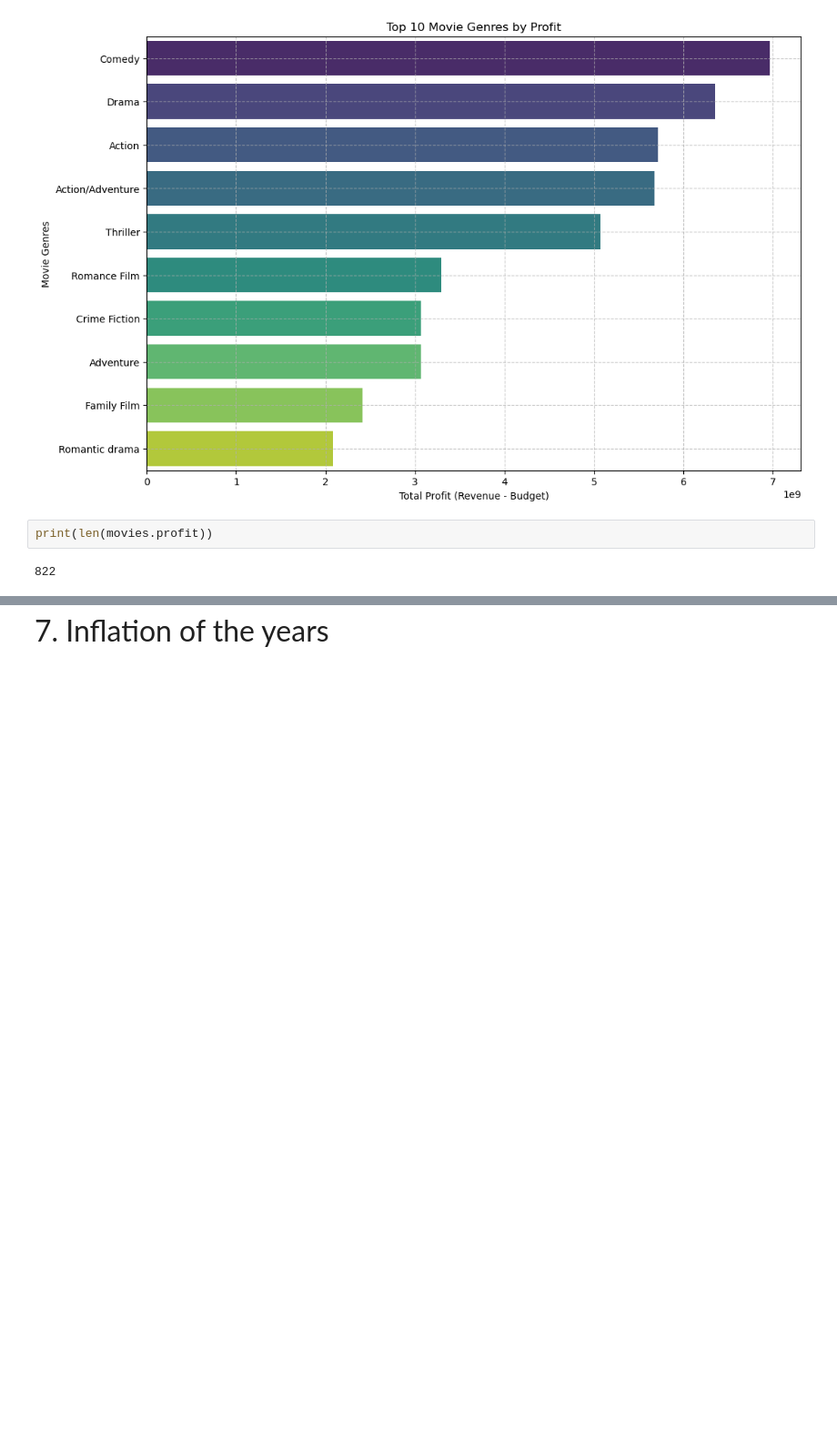
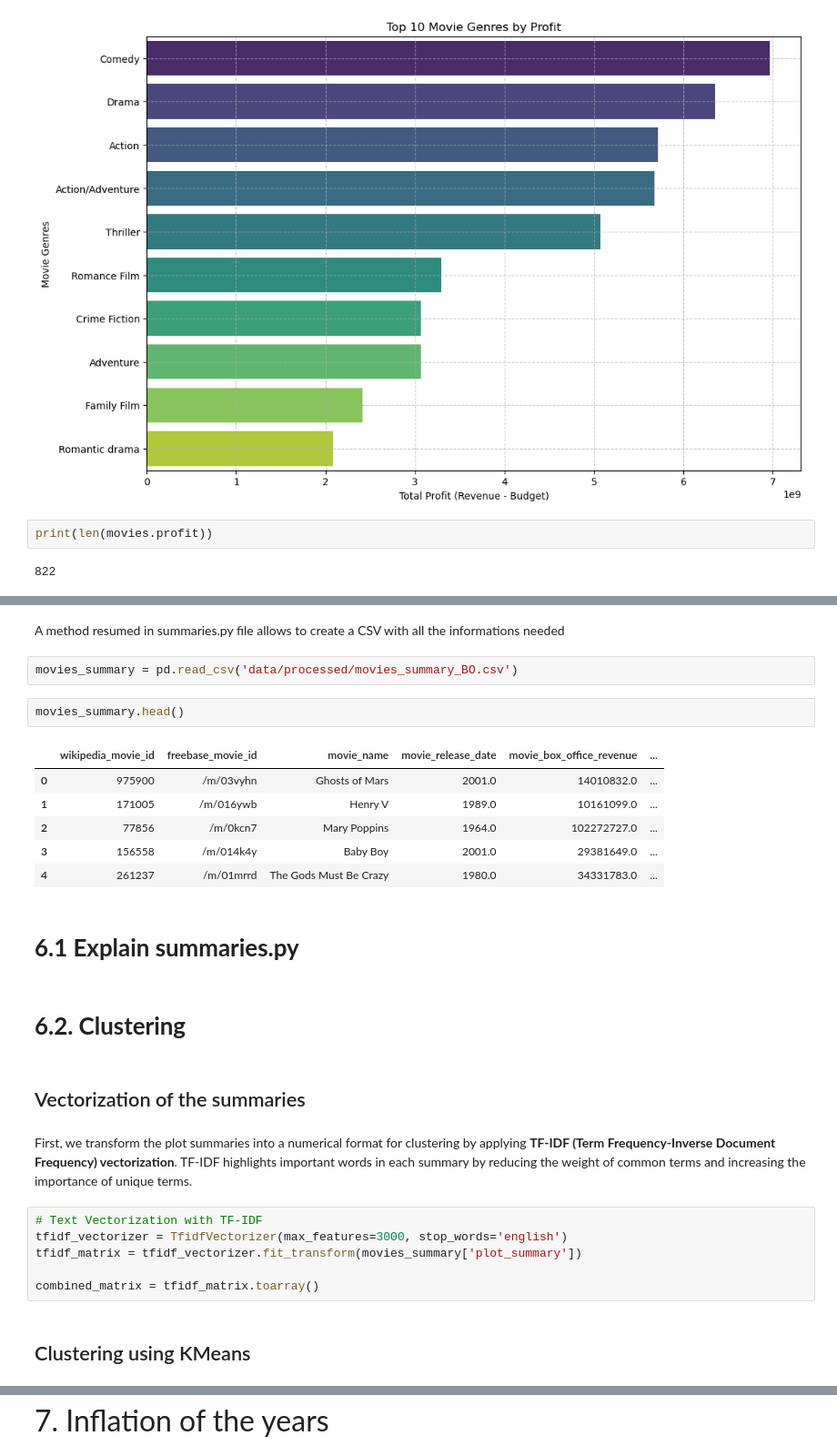
Before and after one commit to arthurEpfl/CMU_MovieCorpus_Data_Analysis, a Jupyter notebook: results.ipynb, the cells around one changed output, grey strips where cells are left out. Shown at 91% size. Drawn from its saved outputs; the diff is of its cells as text; blank space fills up the shorter version.

```diff
--- a/results.ipynb
+++ b/results.ipynb
@@ -438,0 +803,29 @@ print(len(movies.profit))
+# %% [markdown]
+A method resumed in summaries.py file allows to create a CSV with all the informations needed
+# %%
+movies_summary = pd.read_csv('data/processed/movies_summary_BO.csv')
+# %%
+movies_summary.head()
+# %% [output]
+|  | wikipedia_movie_id | freebase_movie_id | movie_name | movie_release_date | movie_box_office_revenue | ... |
+| 0 | 975900 | /m/03vyhn | Ghosts of Mars | 2001.0 | 14010832.0 | ... |
+| 1 | 171005 | /m/016ywb | Henry V | 1989.0 | 10161099.0 | ... |
+| 2 | 77856 | /m/0kcn7 | Mary Poppins | 1964.0 | 102272727.0 | ... |
+| 3 | 156558 | /m/014k4y | Baby Boy | 2001.0 | 29381649.0 | ... |
+| 4 | 261237 | /m/01mrrd | The Gods Must Be Crazy | 1980.0 | 34331783.0 | ... |
+# %% [markdown]
+# **6.1 Explain summaries.py**
+# %% [markdown]
+# **6.2. Clustering**
+# %% [markdown]
+## Vectorization of the summaries
+# %% [markdown]
+First, we transform the plot summaries into a numerical format for clustering by applying **TF-IDF (Term Frequency-Inverse Document Frequency) vectorization**. TF-IDF highlights important words in each summary by reducing the weight of common terms and increasing the importance of unique terms.
+# %%
+# Text Vectorization with TF-IDF
+tfidf_vectorizer = TfidfVectorizer(max_features=3000, stop_words='english')
+tfidf_matrix = tfidf_vectorizer.fit_transform(movies_summary['plot_summary'])
+
+combined_matrix = tfidf_matrix.toarray()
+# %% [markdown]
+## Clustering using KMeans
```
Also changed, not shown: parts of 123 cells of this notebook.
